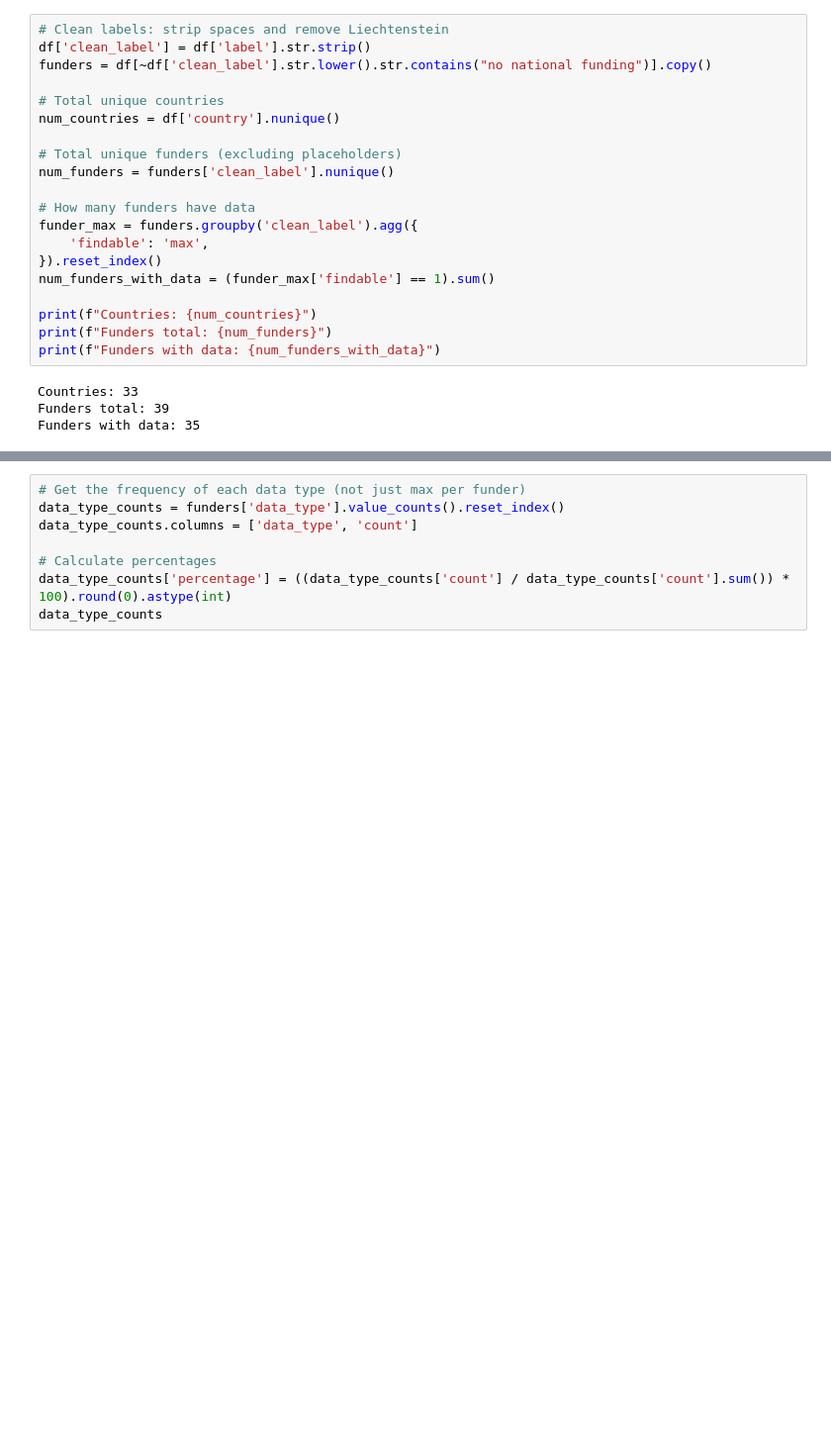
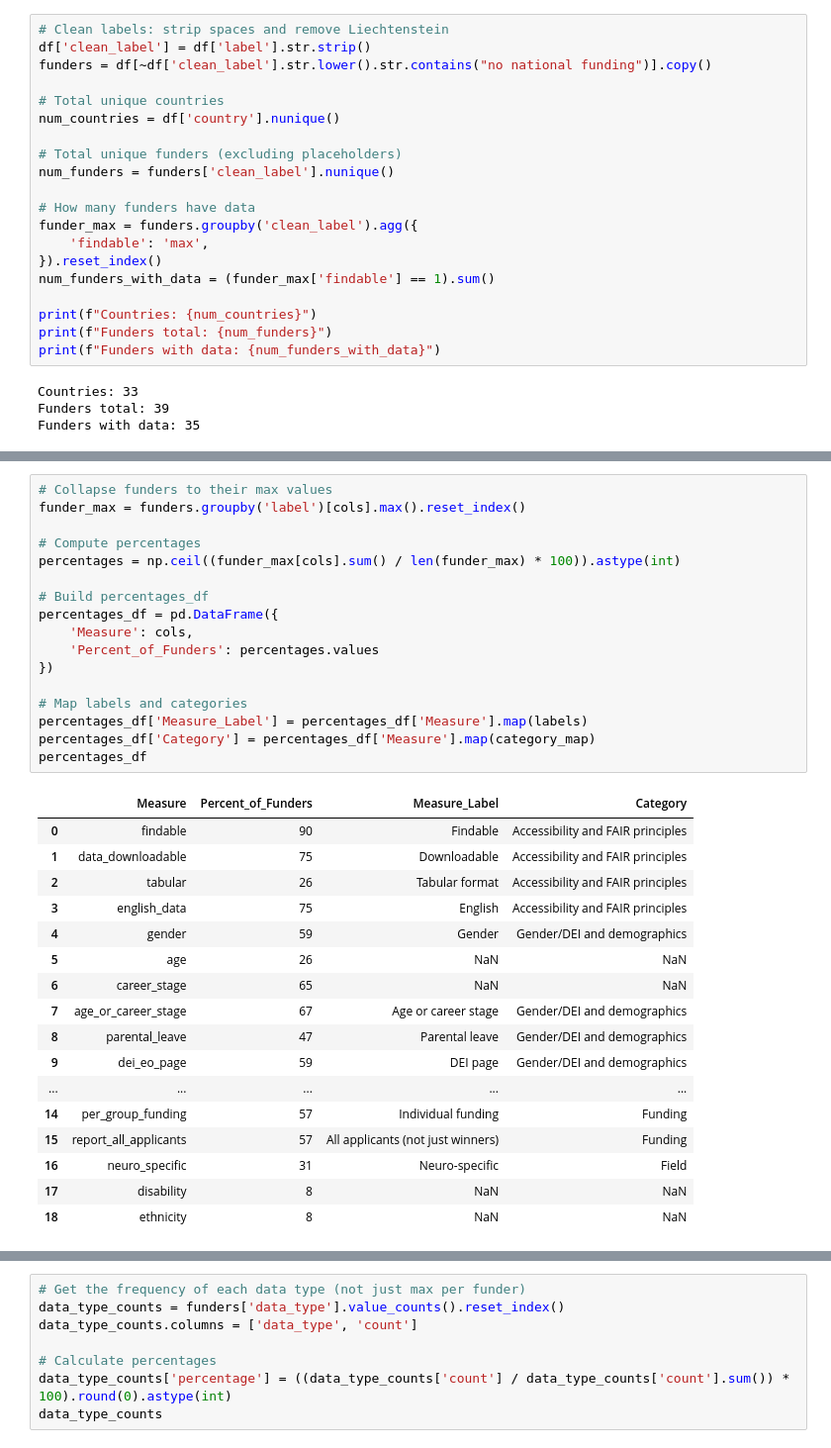
Before and after one commit to WomenInNeuroscience/funders_project, a Jupyter notebook: code/funder_analysis.ipynb, the cells around one changed output, grey strips where cells are left out. Shown: that part at 99% size. Cells and saved outputs as stored; diff of their text form; blank space fills up the shorter version.

```diff
--- a/code/funder_analysis.ipynb
+++ b/code/funder_analysis.ipynb
@@ -104,0 +119,35 @@ percentages_df
+# %%
+# Collapse funders to their max values
+funder_max = funders.groupby('label')[cols].max().reset_index()
+
+# Compute percentages
+percentages = np.ceil((funder_max[cols].sum() / len(funder_max) * 100)).astype(int)
+
+# Build percentages_df
+percentages_df = pd.DataFrame({
+    'Measure': cols,
+    'Percent_of_Funders': percentages.values
+})
+
+# Map labels and categories
+percentages_df['Measure_Label'] = percentages_df['Measure'].map(labels)
+percentages_df['Category'] = percentages_df['Measure'].map(category_map)
+percentages_df
+# %% [output]
+|  | Measure | Percent_of_Funders | Measure_Label | Category |
+| 0 | findable | 90 | Findable | Accessibility and FAIR principles |
+| 1 | data_downloadable | 75 | Downloadable | Accessibility and FAIR principles |
+| 2 | tabular | 26 | Tabular format | Accessibility and FAIR principles |
+| 3 | english_data | 75 | English | Accessibility and FAIR principles |
+| 4 | gender | 59 | Gender | Gender/DEI and demographics |
+| 5 | age | 26 | NaN | NaN |
+| 6 | career_stage | 65 | NaN | NaN |
+| 7 | age_or_career_stage | 67 | Age or career stage | Gender/DEI and demographics |
+| 8 | parental_leave | 47 | Parental leave | Gender/DEI and demographics |
+| 9 | dei_eo_page | 59 | DEI page | Gender/DEI and demographics |
+| ... | ... | ... | ... | ... |
+| 14 | per_group_funding | 57 | Individual funding | Funding |
+| 15 | report_all_applicants | 57 | All applicants (not just winners) | Funding |
+| 16 | neuro_specific | 31 | Neuro-specific | Field |
+| 17 | disability | 8 | NaN | NaN |
+| 18 | ethnicity | 8 | NaN | NaN |
```
Also changed, not shown: parts of 8 cells of this notebook, 2 other files.
